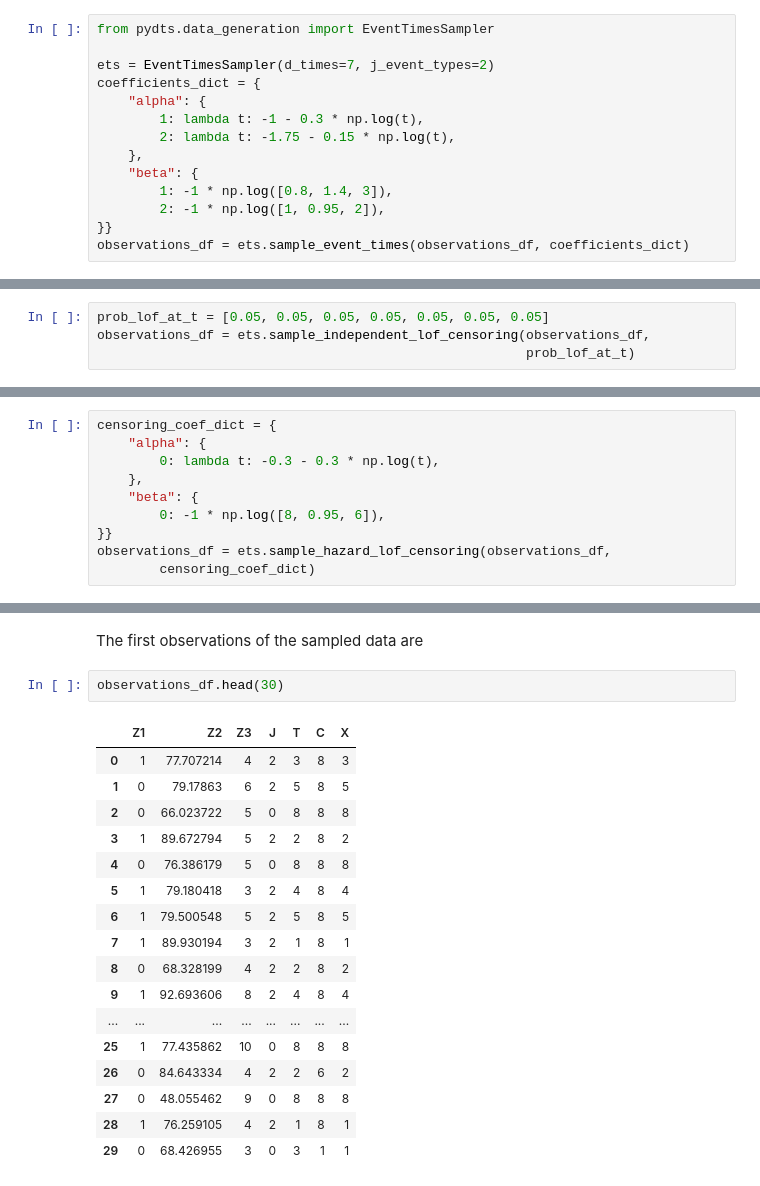
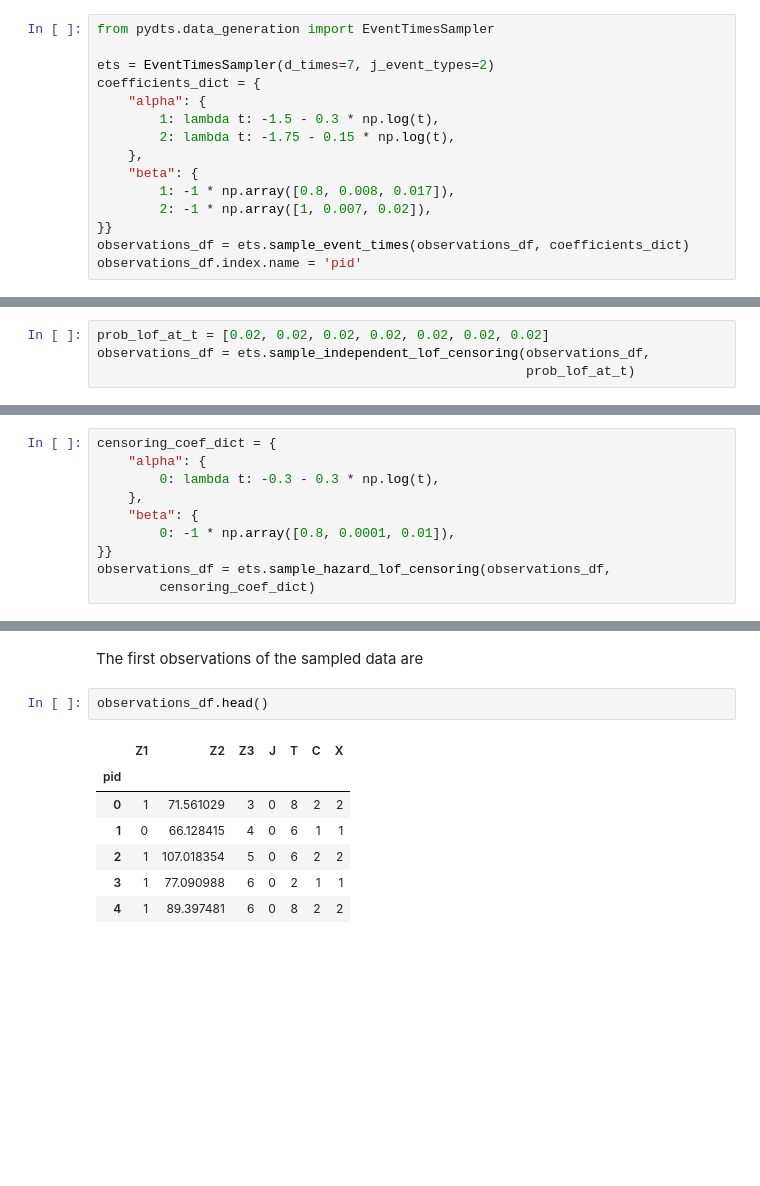
Before and after one commit to tomer1812/pydts, a Jupyter notebook: docs/EventTimesSampler.ipynb, the cells around one changed output, grey strips where cells are left out. Cells and saved outputs as stored; diff of their text form; blank space fills up the shorter version.

```diff
--- a/docs/EventTimesSampler.ipynb
+++ b/docs/EventTimesSampler.ipynb
@@ -73,14 +74,15 @@ from pydts.data_generation import EventTimesSampler
 ets = EventTimesSampler(d_times=7, j_event_types=2)
 coefficients_dict = {
     "alpha": {
-        1: lambda t: -1 - 0.3 * np.log(t),
+        1: lambda t: -1.5 - 0.3 * np.log(t),
         2: lambda t: -1.75 - 0.15 * np.log(t),
     },
     "beta": {
-        1: -1 * np.log([0.8, 1.4, 3]),
-        2: -1 * np.log([1, 0.95, 2]),
+        1: -1 * np.array([0.8, 0.008, 0.017]),
+        2: -1 * np.array([1, 0.007, 0.02]),
 }}
 observations_df = ets.sample_event_times(observations_df, coefficients_dict)
+observations_df.index.name = 'pid'
 # %% [markdown]
 If the sampled covariates and parameters' values lead to impossible survival probabilities (i.e., negative or greater than one), the sampling process will be terminated with an error message. In such scenarios, it may be useful to adjust the coefficients or constrain extreme values of the covariates to ensure that the probabilities are appropriate and the sampling process is executed successfully.
 # %% [markdown]
@@ -94,7 +96,7 @@ $$
 
 The censoring times can be sampled by
 # %%
-prob_lof_at_t = [0.05, 0.05, 0.05, 0.05, 0.05, 0.05, 0.05]
+prob_lof_at_t = [0.02, 0.02, 0.02, 0.02, 0.02, 0.02, 0.02]
 observations_df = ets.sample_independent_lof_censoring(observations_df,
                                                        prob_lof_at_t)
 # %% [markdown]
@@ -105,7 +107,7 @@ censoring_coef_dict = {
         0: lambda t: -0.3 - 0.3 * np.log(t),
     },
     "beta": {
-        0: -1 * np.log([8, 0.95, 6]),
+        0: -1 * np.array([0.8, 0.0001, 0.01]),
 }}
 observations_df = ets.sample_hazard_lof_censoring(observations_df,
         censoring_coef_dict)
@@ -118,22 +120,12 @@ observations_df = ets.update_event_or_lof(observations_df)
 # %% [markdown]
 The first observations of the sampled data are
 # %%
-observations_df.head(30)
+observations_df.head()
 # %% [output]
 |  | Z1 | Z2 | Z3 | J | T | C | X |
-| 0 | 1 | 77.707214 | 4 | 2 | 3 | 8 | 3 |
-| 1 | 0 | 79.17863 | 6 | 2 | 5 | 8 | 5 |
-| 2 | 0 | 66.023722 | 5 | 0 | 8 | 8 | 8 |
-| 3 | 1 | 89.672794 | 5 | 2 | 2 | 8 | 2 |
-| 4 | 0 | 76.386179 | 5 | 0 | 8 | 8 | 8 |
-| 5 | 1 | 79.180418 | 3 | 2 | 4 | 8 | 4 |
-| 6 | 1 | 79.500548 | 5 | 2 | 5 | 8 | 5 |
-| 7 | 1 | 89.930194 | 3 | 2 | 1 | 8 | 1 |
-| 8 | 0 | 68.328199 | 4 | 2 | 2 | 8 | 2 |
-| 9 | 1 | 92.693606 | 8 | 2 | 4 | 8 | 4 |
-| ... | ... | ... | ... | ... | ... | ... | ... |
-| 25 | 1 | 77.435862 | 10 | 0 | 8 | 8 | 8 |
-| 26 | 0 | 84.643334 | 4 | 2 | 2 | 6 | 2 |
-| 27 | 0 | 48.055462 | 9 | 0 | 8 | 8 | 8 |
-| 28 | 1 | 76.259105 | 4 | 2 | 1 | 8 | 1 |
-| 29 | 0 | 68.426955 | 3 | 0 | 3 | 1 | 1 |
+| pid |  |  |  |  |  |  |  |
+| 0 | 1 | 71.561029 | 3 | 0 | 8 | 2 | 2 |
+| 1 | 0 | 66.128415 | 4 | 0 | 6 | 1 | 1 |
+| 2 | 1 | 107.018354 | 5 | 0 | 6 | 2 | 2 |
+| 3 | 1 | 77.090988 | 6 | 0 | 2 | 1 | 1 |
+| 4 | 1 | 89.397481 | 6 | 0 | 8 | 2 | 2 |
```
Also changed, not shown: parts of 8 cells of this notebook, 6 other files.
